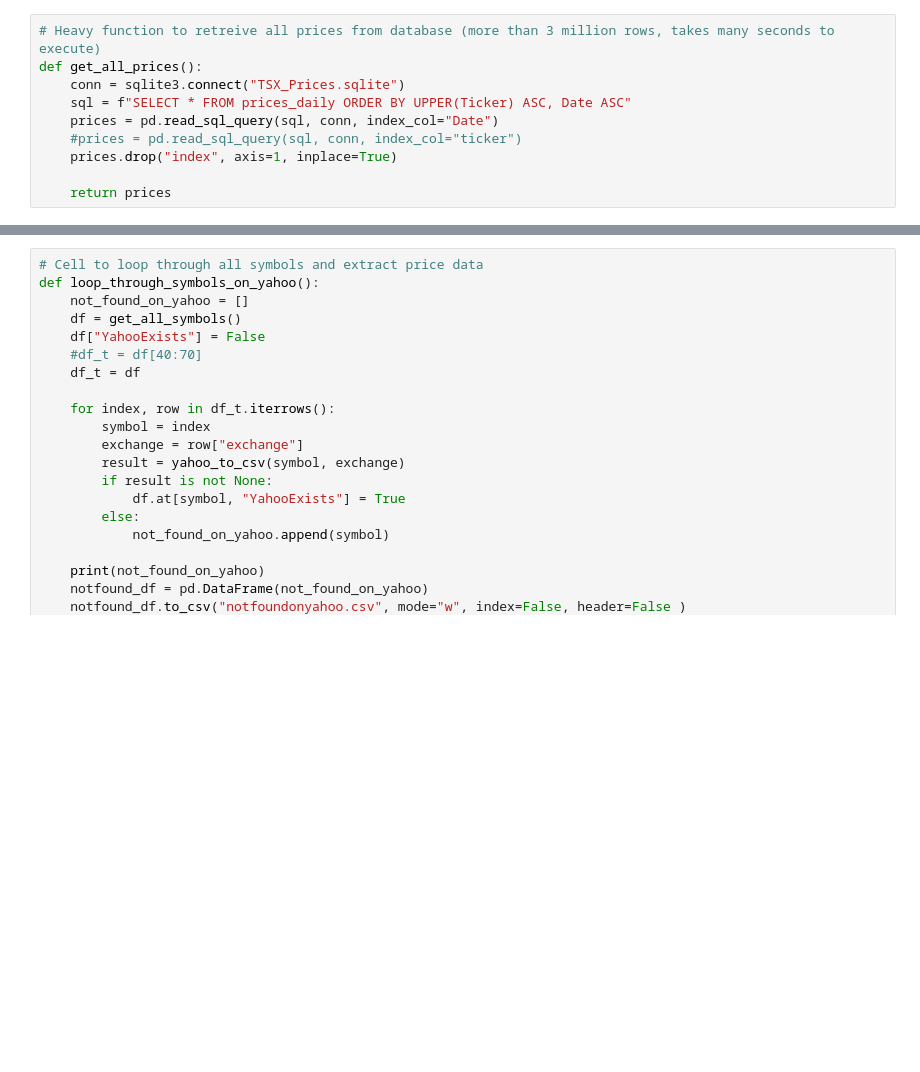
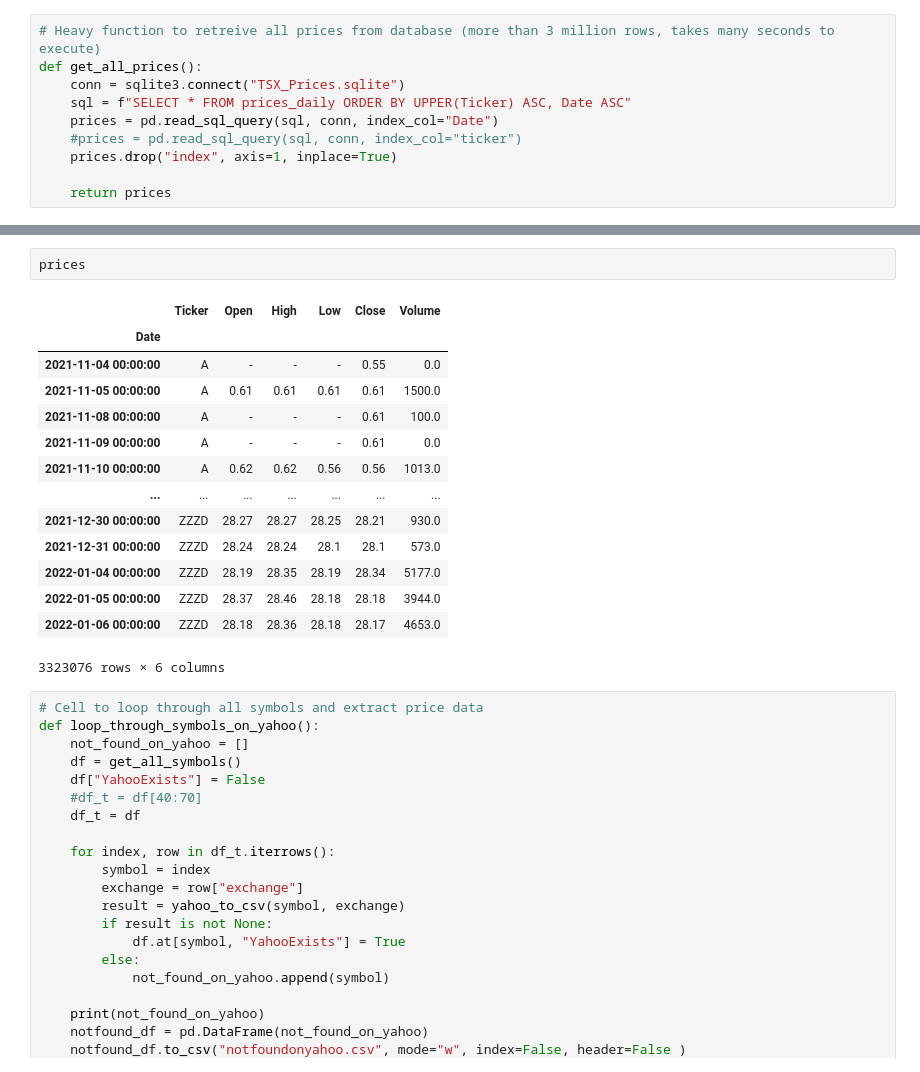
Before and after one commit to poivronjaune/stock_screener, a Jupyter notebook: DataQualityAnalysis.ipynb, the cells around one changed output, grey strips where cells are left out. Drawn from its saved outputs; the diff is of its cells as text; blank space fills up the shorter version.

```diff
--- a/DataQualityAnalysis.ipynb
+++ b/DataQualityAnalysis.ipynb
@@ -63,3 +138,20 @@ def get_all_prices():
+# %%
+prices
+# %% [output]
+|  | Ticker | Open | High | Low | Close | Volume |
+| Date |  |  |  |  |  |  |
+| 2021-11-04 00:00:00 | A | - | - | - | 0.55 | 0.0 |
+| 2021-11-05 00:00:00 | A | 0.61 | 0.61 | 0.61 | 0.61 | 1500.0 |
+| 2021-11-08 00:00:00 | A | - | - | - | 0.61 | 100.0 |
+| 2021-11-09 00:00:00 | A | - | - | - | 0.61 | 0.0 |
+| 2021-11-10 00:00:00 | A | 0.62 | 0.62 | 0.56 | 0.56 | 1013.0 |
+| ... | ... | ... | ... | ... | ... | ... |
+| 2021-12-30 00:00:00 | ZZZD | 28.27 | 28.27 | 28.25 | 28.21 | 930.0 |
+| 2021-12-31 00:00:00 | ZZZD | 28.24 | 28.24 | 28.1 | 28.1 | 573.0 |
+| 2022-01-04 00:00:00 | ZZZD | 28.19 | 28.35 | 28.19 | 28.34 | 5177.0 |
+| 2022-01-05 00:00:00 | ZZZD | 28.37 | 28.46 | 28.18 | 28.18 | 3944.0 |
+| 2022-01-06 00:00:00 | ZZZD | 28.18 | 28.36 | 28.18 | 28.17 | 4653.0 |
+3323076 rows × 6 columns
 # %%
 # Cell to loop through all symbols and extract price data
 def loop_through_symbols_on_yahoo():
```
Also changed, not shown: parts of 7 cells of this notebook.
